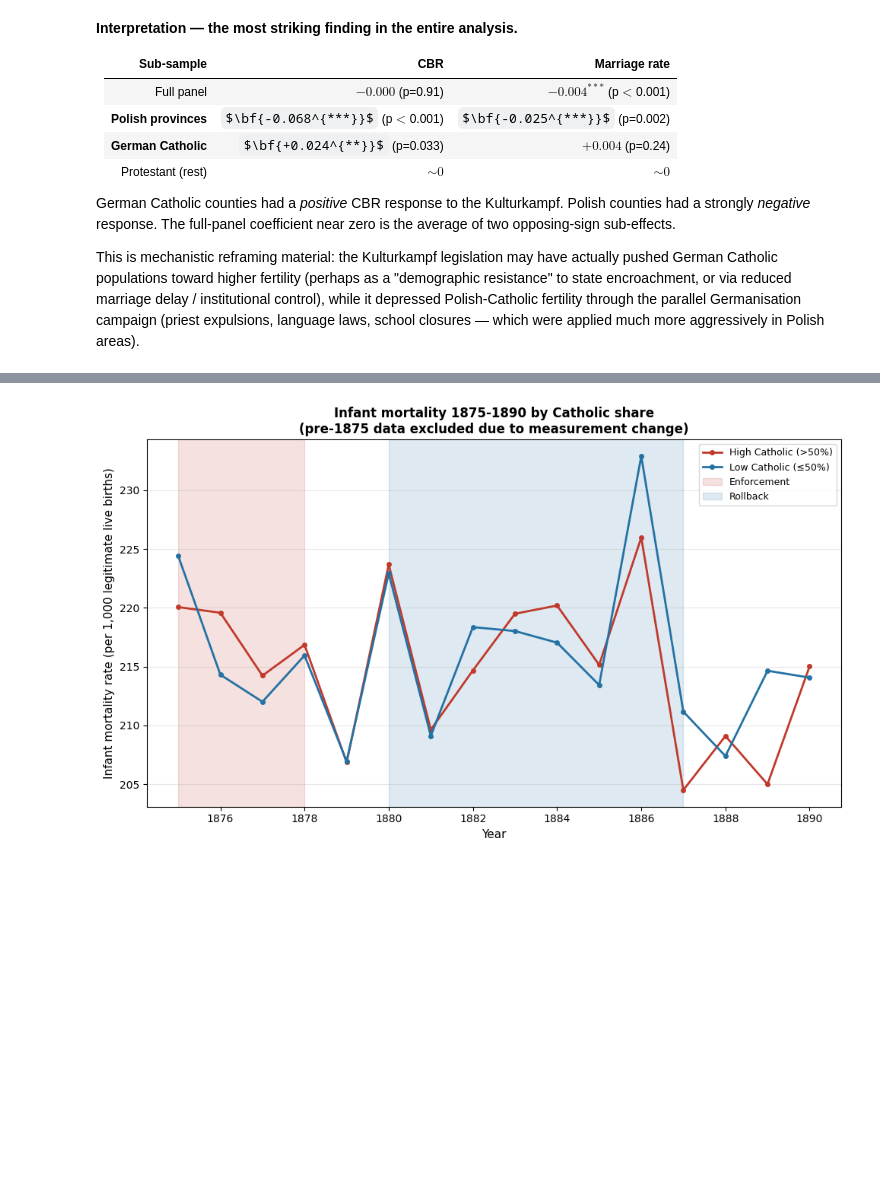
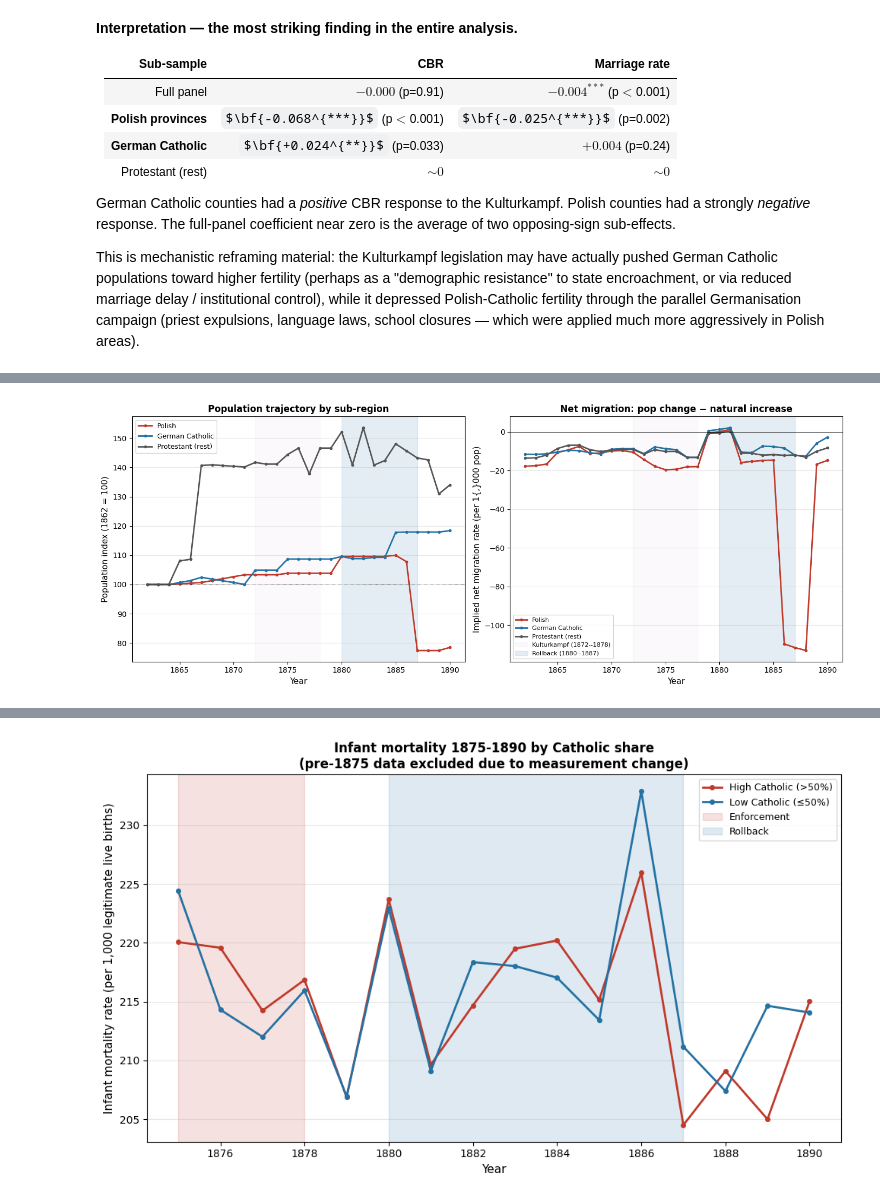
Before and after one commit to AntonEbsen/Demography, a Jupyter notebook: exam_project2/notebooks/03_extensions_and_mechanisms.ipynb, the cells around one changed output, grey strips where cells are left out. Drawn from its saved outputs; the diff is of its cells as text; code cells hidden in the pictures; some formulas as TeX source; blank space fills up the shorter version.

```diff
--- a/exam_project2/notebooks/03_extensions_and_mechanisms.ipynb
+++ b/exam_project2/notebooks/03_extensions_and_mechanisms.ipynb
@@ -381,0 +396,7 @@ This is mechanistic reframing material: the Kulturkampf legislation may have act
+# %%
+fig, axes = plot_population_and_migration(
+    panel, savepath=str(OUTPUTS / "fig_population_migration.png"),
+)
+plt.show()
+# %% [output]
+[figure, added]
```
Also changed, not shown: parts of 11 cells of this notebook, 4 other files.
